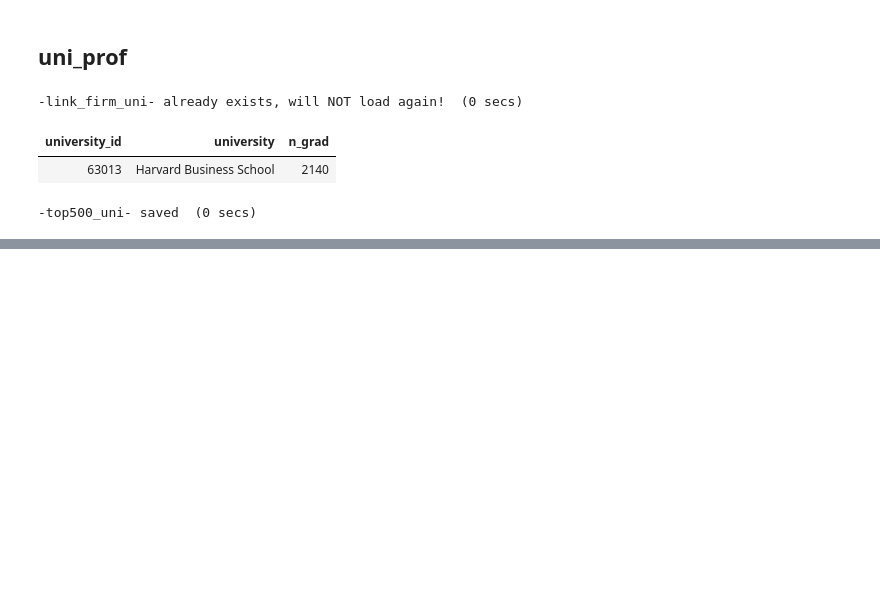
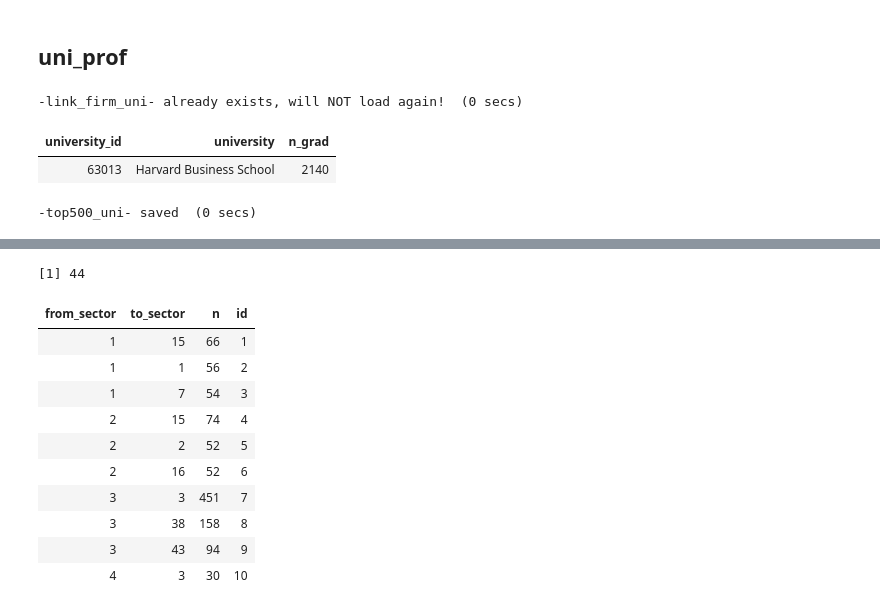
Before and after one commit to YuanyuanTong/CompanyLinks, a Jupyter notebook: data/firm-link.ipynb, the cells around one changed output, grey strips where cells are left out. Drawn from its saved outputs; the diff is of its cells as text; code cells hidden in the pictures; blank space fills up the shorter version.

```diff
--- a/data/firm-link.ipynb
+++ b/data/firm-link.ipynb
@@ -437,0 +480,20 @@ fwrite(top500_uni, 'top500_uni.csv')
+# %%
+sectors = f_ind_net[, sort(unique(c(from_sector, to_sector)))]
+length(sectors)
+f_ind_net[, ':='(from_sector=match(from_sector, sectors),
+                 to_sector=match(to_sector, sectors),
+                 id=1:.N)]
+f_ind_net[1:10]
+# %% [output]
+[1] 44
+| from_sector | to_sector | n | id |
+| 1 | 15 | 66 | 1 |
+| 1 | 1 | 56 | 2 |
+| 1 | 7 | 54 | 3 |
+| 2 | 15 | 74 | 4 |
+| 2 | 2 | 52 | 5 |
+| 2 | 16 | 52 | 6 |
+| 3 | 3 | 451 | 7 |
+| 3 | 38 | 158 | 8 |
+| 3 | 43 | 94 | 9 |
+| 4 | 3 | 30 | 10 |
```
Also changed, not shown: parts of 6 cells of this notebook, 4 other files.
